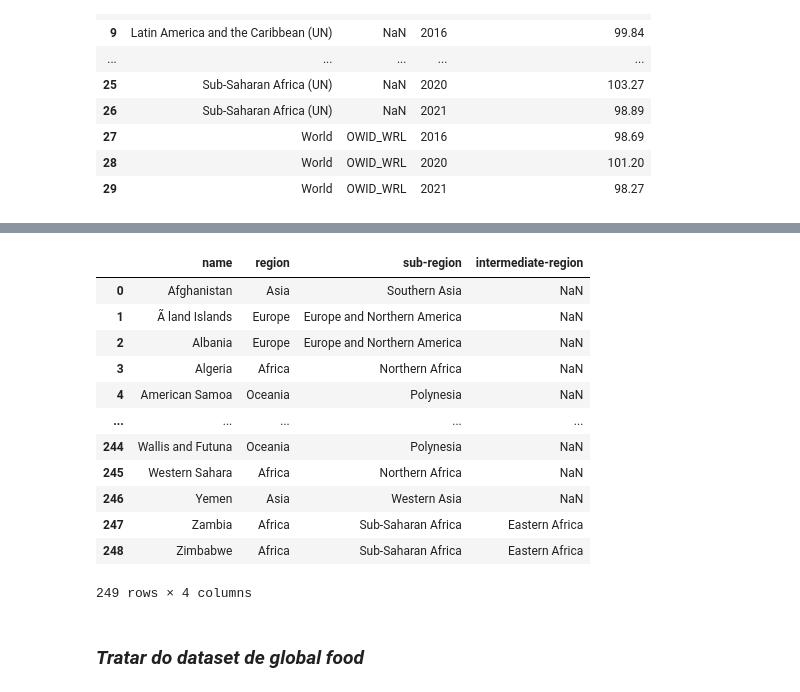
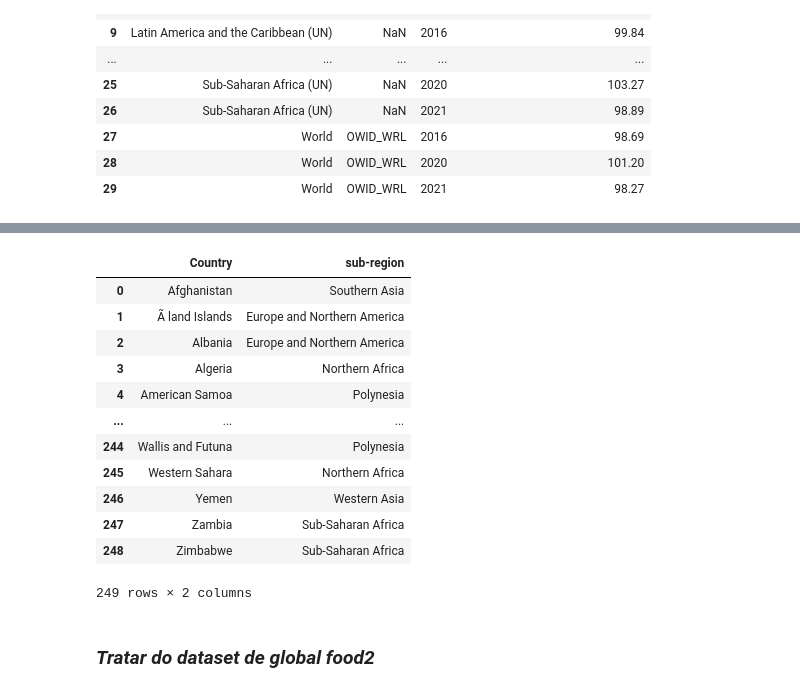
Before and after one commit to CatarinaCosta02/AIS, a Jupyter notebook: ais.ipynb, the cells around one changed output, grey strips where cells are left out. Saved outputs shown, nothing was run; the diff lists cells and outputs as text; code cells hidden in the pictures.

```diff
--- a/ais.ipynb
+++ b/ais.ipynb
@@ -553,7 +533,7 @@ df_foodLoss
 | 28 | World | 2020 | 101.20 |
 | 29 | World | 2021 | 98.27 |
 # %%
-df_continents.rename(columns={'ï»¿name': 'name'}, inplace=True)
+df_continents.rename(columns={'ï»¿name': 'Country'}, inplace=True)
 #df_continents
 df_continents["sub-region"].value_counts().sort_index()
 df_continents['sub-region'] = df_continents['sub-region'].replace({'Central Asia': 'Central and Southern Asia','Southern Asia ':'Central and Southern Asia','Eastern Asia':'Eastern and South-Eastern Asia','South-eastern Asia':'Eastern and South-Eastern Asia','Eastern Europe':'Europe and Northern America','Northern America':'Europe and Northern America',
@@ -575,21 +555,22 @@ df_continents
 | 248 | Zimbabwe | ZW | ZWE | 716 | ISO 3166-2:ZW | Africa | Sub-Saharan Africa | Eastern Africa | ... |
 249 rows × 11 columns
 # %%
-df_continents = df_continents[['name', 'region', 'sub-region', 'intermediate-region']]
+columns_to_keep = ['Country', 'sub-region']
+df_continents.drop(columns=df_continents.columns.difference(columns_to_keep), inplace=True)
 df_continents
 # %% [output]
-|  | name | region | sub-region | intermediate-region |
-| 0 | Afghanistan | Asia | Southern Asia | NaN |
-| 1 | Ã land Islands | Europe | Europe and Northern America | NaN |
-| 2 | Albania | Europe | Europe and Northern America | NaN |
-| 3 | Algeria | Africa | Northern Africa | NaN |
-| 4 | American Samoa | Oceania | Polynesia | NaN |
-| ... | ... | ... | ... | ... |
-| 244 | Wallis and Futuna | Oceania | Polynesia | NaN |
-| 245 | Western Sahara | Africa | Northern Africa | NaN |
-| 246 | Yemen | Asia | Western Asia | NaN |
-| 247 | Zambia | Africa | Sub-Saharan Africa | Eastern Africa |
-| 248 | Zimbabwe | Africa | Sub-Saharan Africa | Eastern Africa |
+|  | Country | sub-region |
+| 0 | Afghanistan | Southern Asia |
+| 1 | Ã land Islands | Europe and Northern America |
+| 2 | Albania | Europe and Northern America |
+| 3 | Algeria | Northern Africa |
+| 4 | American Samoa | Polynesia |
+| ... | ... | ... |
+| 244 | Wallis and Futuna | Polynesia |
+| 245 | Western Sahara | Northern Africa |
+| 246 | Yemen | Western Asia |
+| 247 | Zambia | Sub-Saharan Africa |
+| 248 | Zimbabwe | Sub-Saharan Africa |
-249 rows × 4 columns
+249 rows × 2 columns
 # %% [markdown]
-### *Tratar do dataset de global food*
+### *Tratar do dataset de global food2*
```
Also changed, not shown: parts of 60 cells of this notebook, 13 other files.
